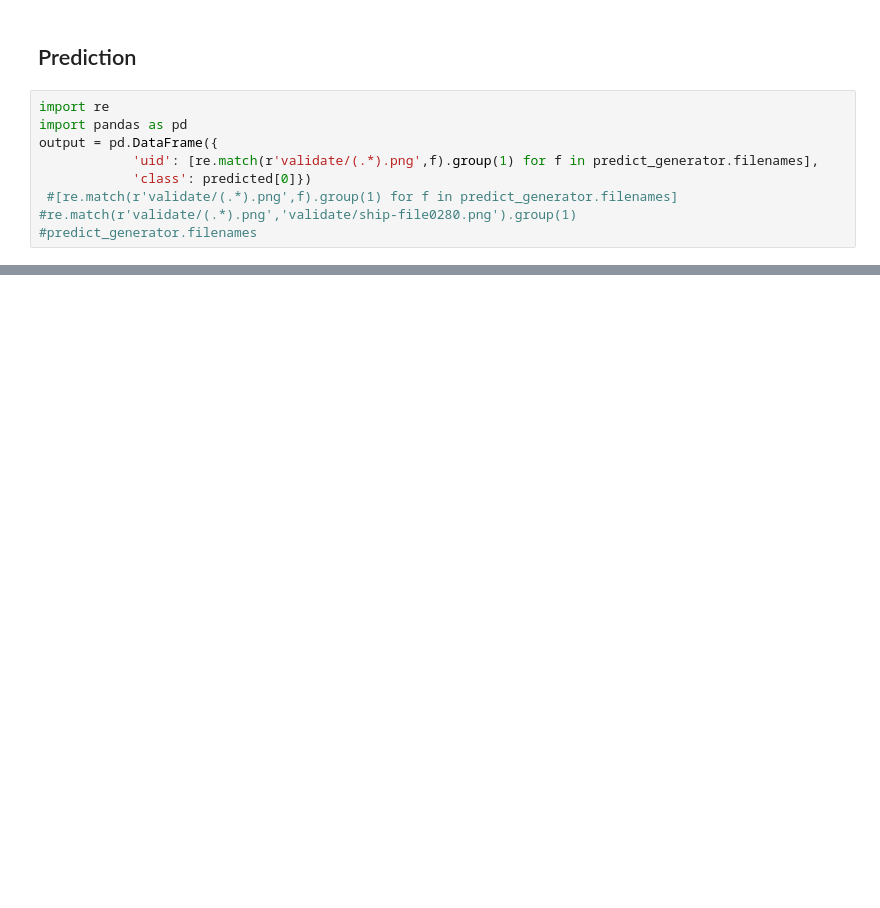
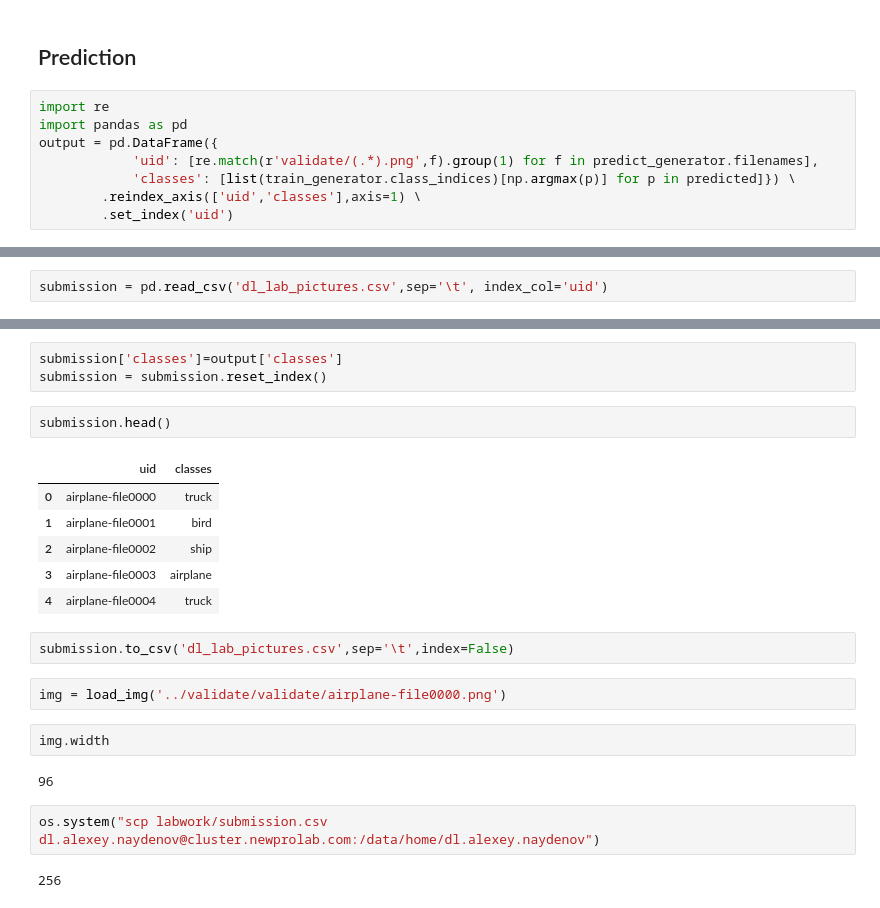
Before and after one commit to infocrat/npl_deeplearning_lab, a Jupyter notebook: labwork1.ipynb, the cells around one changed output, grey strips where cells are left out. Cells and saved outputs as stored; diff of their text form; blank space fills up the shorter version.

```diff
--- a/labwork1.ipynb
+++ b/labwork1.ipynb
@@ -229,7 +212,6 @@ import re
 import pandas as pd
 output = pd.DataFrame({
             'uid': [re.match(r'validate/(.*).png',f).group(1) for f in predict_generator.filenames],
-            'class': predicted[0]})
- #[re.match(r'validate/(.*).png',f).group(1) for f in predict_generator.filenames]
-#re.match(r'validate/(.*).png','validate/ship-file0280.png').group(1)
-#predict_generator.filenames
+            'classes': [list(train_generator.class_indices)[np.argmax(p)] for p in predicted]}) \
+        .reindex_axis(['uid','classes'],axis=1) \
+        .set_index('uid')
@@ -244,0 +230,2 @@ array([  7.31505966e-03,   1.60002819e-04,   4.05788114e-06,
+# %%
+submission = pd.read_csv('dl_lab_pictures.csv',sep='\t', index_col='uid')
@@ -244,0 +242,24 @@ array([  7.31505966e-03,   1.60002819e-04,   4.05788114e-06,
+# %%
+submission['classes']=output['classes']
+submission = submission.reset_index()
+# %%
+submission.head()
+# %% [output]
+|  | uid | classes |
+| 0 | airplane-file0000 | truck |
+| 1 | airplane-file0001 | bird |
+| 2 | airplane-file0002 | ship |
+| 3 | airplane-file0003 | airplane |
+| 4 | airplane-file0004 | truck |
+# %%
+submission.to_csv('dl_lab_pictures.csv',sep='\t',index=False)
+# %%
+img = load_img('../validate/validate/airplane-file0000.png')
+# %%
+img.width
+# %% [output]
+96
+# %%
+os.system("scp labwork/submission.csv dl.alexey.naydenov@cluster.newprolab.com:/data/home/dl.alexey.naydenov")
+# %% [output]
+256
```
Also changed, not shown: parts of 17 cells of this notebook, 2 other files.
